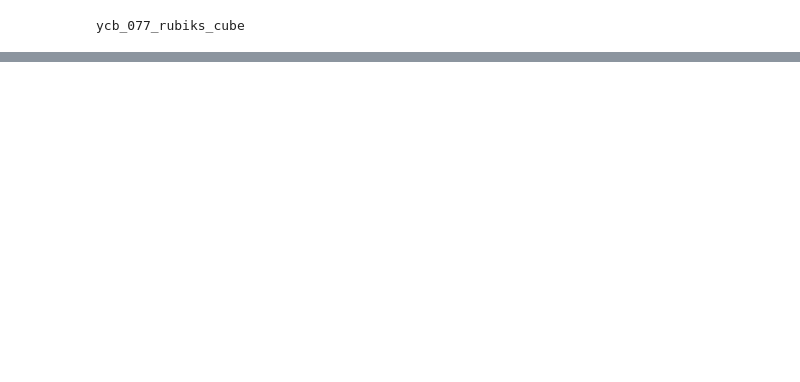
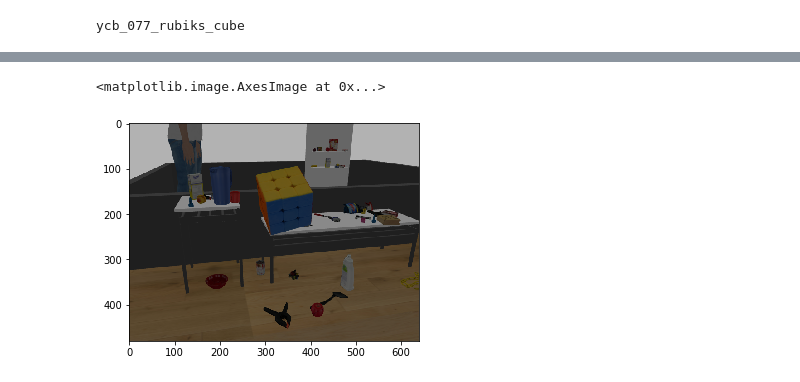
Before and after one commit to takeshi-pumas/takeshi_notebooks, a Jupyter notebook: notebooks/7_tensorflow_object_detection_api_dataset_prep.ipynb, the cells around one changed output, grey strips where cells are left out. Saved outputs shown, nothing was run; the diff lists cells and outputs as text; code cells hidden in the pictures; blank space fills up the shorter version.

```diff
--- a/notebooks/7_tensorflow_object_detection_api_dataset_prep.ipynb
+++ b/notebooks/7_tensorflow_object_detection_api_dataset_prep.ipynb
@@ -281,15 +237,0 @@ print( 'time elapsed in trainSing video',(end - start)/60,'mins')
-# %%
-#USE TRANSFORM TREE TF TO SPAWN A STATIC MODEL
-# D_to_cam  METERS AWAY FROM XTION ON THE dIRECTION OF IT FOCAL POINT
-
-
-#x_gaz,y_gaz=world_2_gazebo(1.15,0.02)
-deg=0
-model_name= 'ycb_065-g_cups'   #for cups
-D_to_cam= 0.35
-x_gaz,y_gaz=world_2_gazebo(+trans[0]+ D_to_cam * np.cos(euler[2]), -.05+  trans[1]+ D_to_cam * np.sin(euler[2]))
-z_gaz= -.03+trans[2]- D_to_cam*np.sin(euler[1])
-spawn_object(model_name, model_name, x_gaz,  y_gaz,  z_gaz, 0 ,0 ,euler[2]+.6*np.pi)
-spawn_object(model_name+'1', model_name, x_gaz,  y_gaz, z_gaz, 0.5*np.pi,0 ,euler[2]+.8*np.pi)
-spawn_object(model_name+'2', model_name, x_gaz,  y_gaz,  z_gaz, np.pi,0 ,euler[2]+np.pi)
-spawn_object(model_name+'3', model_name, x_gaz,  y_gaz,  z_gaz, 1.5*np.pi ,0,euler[2]+1.2*np.pi)
@@ -322,0 +271,11 @@ spawn_object(model_name+'3', model_name, x_gaz,  y_gaz,  z_gaz, 1.5*np.pi ,0,eul
+# %%
+obj_name=model_name
+contador=0
+save_xml=True
+path= '/home/oscar/Desktop/markov_vids_and_crap/'
+#cv2.imwrite(obj_name+'pad_digit_num(contador,4)+'.png'')
+cv2.imwrite(path+obj_name+pad_digit_num(contador,4)+'.png',cv2_img)
+plt.imshow(cv2_img)
+# %% [output]
+<matplotlib.image.AxesImage at 0x...>
+[figure, added]
```
Also changed, not shown: parts of 30 cells of this notebook, 1 other file.
